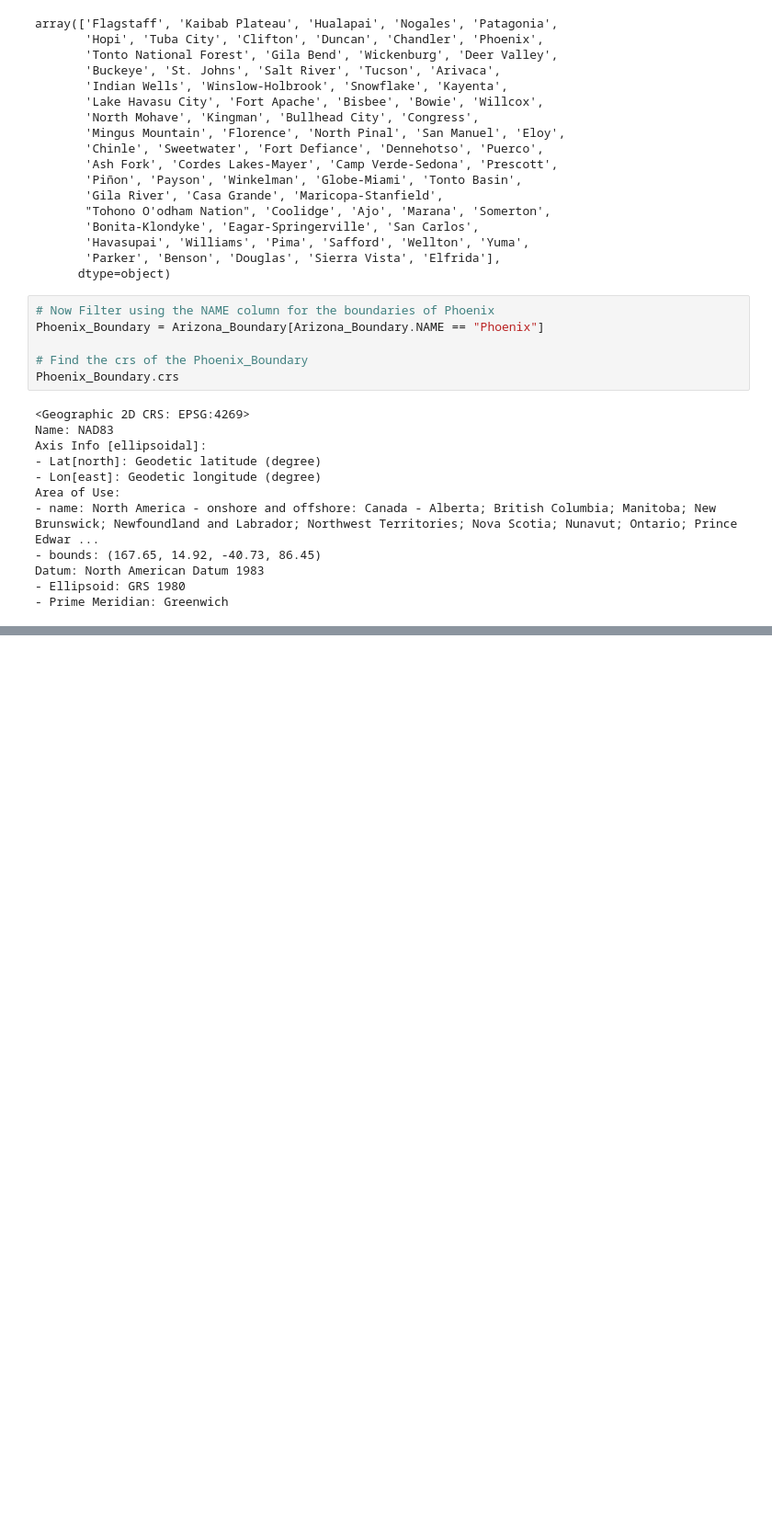
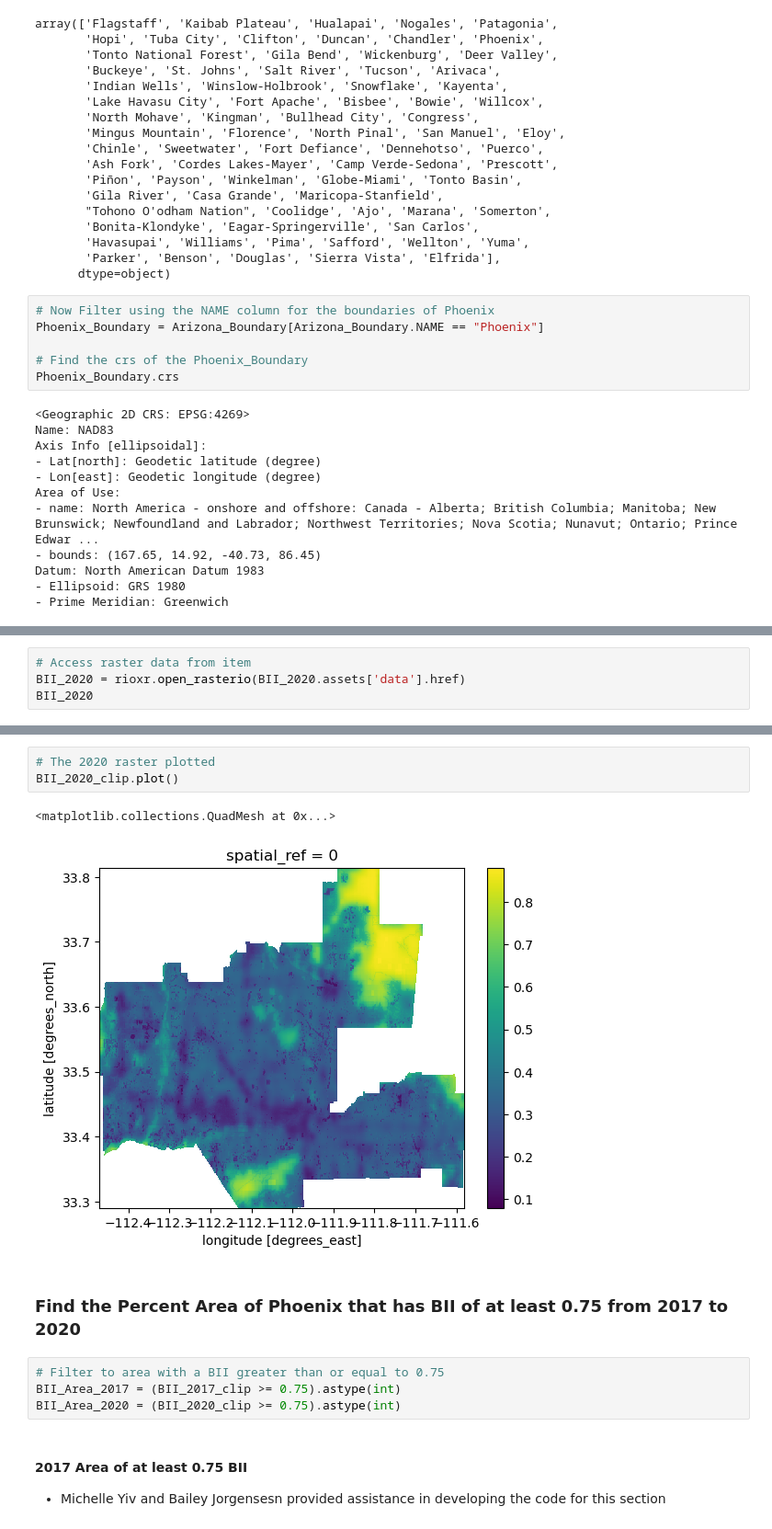
Before and after one commit to madisonenda/Biodiversity_Intactness_Phoenix_AZ, a Jupyter notebook: BII_Phoneix_AZ.ipynb, the cells around one changed output, grey strips where cells are left out. Shown at 92% size. Saved outputs shown, nothing was run; the diff lists cells and outputs as text; blank space fills up the shorter version.

```diff
--- a/BII_Phoneix_AZ.ipynb
+++ b/BII_Phoneix_AZ.ipynb
@@ -204,0 +206,4 @@ ValueError: must supply at least one object to concatenate
+# %%
+# Access raster data from item
+BII_2020 = rioxr.open_rasterio(BII_2020.assets['data'].href)
+BII_2020
@@ -204,0 +246,16 @@ ValueError: must supply at least one object to concatenate
+# %%
+# The 2020 raster plotted
+BII_2020_clip.plot()
+# %% [output]
+<matplotlib.collections.QuadMesh at 0x...>
+[figure, added]
+# %% [markdown]
+### Find the Percent Area of Phoenix that has  BII of at least 0.75 from 2017 to 2020
+# %%
+# Filter to area with a BII greater than or equal to 0.75
+BII_Area_2017 = (BII_2017_clip >= 0.75).astype(int)
+BII_Area_2020 = (BII_2020_clip >= 0.75).astype(int)
+# %% [markdown]
+#### 2017 Area of at least 0.75 BII
+
+- Michelle Yiv and Bailey Jorgensesn provided assistance in developing the code for this section
```
Also changed, not shown: parts of 36 cells of this notebook.
